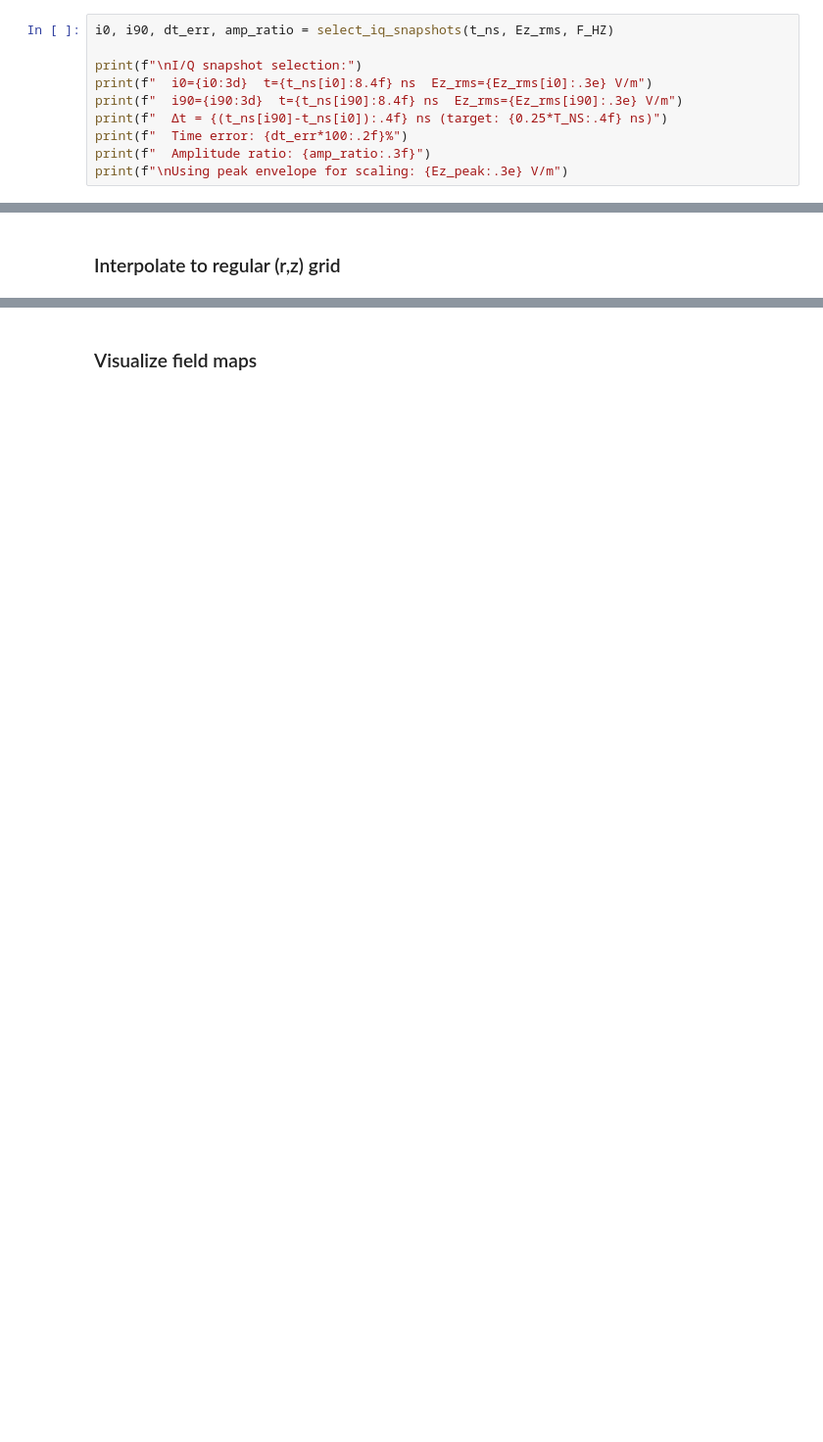
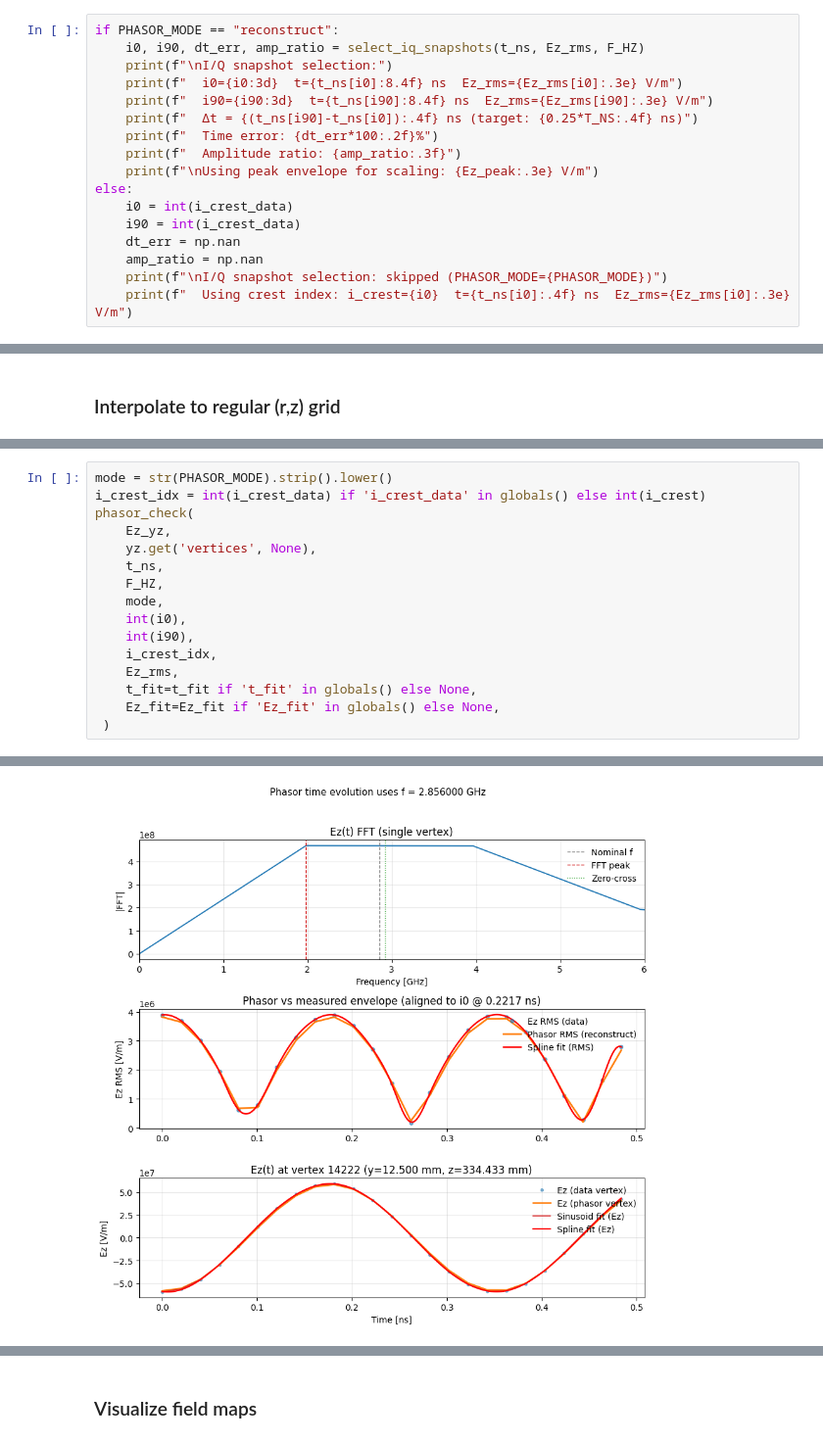
Before and after one commit to Ioniels/RF-TRACK_UH_ThermionicRFgun, a Jupyter notebook: UH_gun_tracking_demo.ipynb, the cells around one changed output, grey strips where cells are left out. Shown at 98% size. Drawn from its saved outputs; the diff is of its cells as text; blank space fills up the shorter version.

```diff
--- a/UH_gun_tracking_demo.ipynb
+++ b/UH_gun_tracking_demo.ipynb
@@ -163,10 +215,17 @@ Choose two snapshots ~90° apart for complex phasor construction.
 # %%
-i0, i90, dt_err, amp_ratio = select_iq_snapshots(t_ns, Ez_rms, F_HZ)
-
-print(f"\nI/Q snapshot selection:")
-print(f"  i0={i0:3d}  t={t_ns[i0]:8.4f} ns  Ez_rms={Ez_rms[i0]:.3e} V/m")
-print(f"  i90={i90:3d}  t={t_ns[i90]:8.4f} ns  Ez_rms={Ez_rms[i90]:.3e} V/m")
-print(f"  Δt = {(t_ns[i90]-t_ns[i0]):.4f} ns (target: {0.25*T_NS:.4f} ns)")
-print(f"  Time error: {dt_err*100:.2f}%")
-print(f"  Amplitude ratio: {amp_ratio:.3f}")
-print(f"\nUsing peak envelope for scaling: {Ez_peak:.3e} V/m")
+if PHASOR_MODE == "reconstruct":
+    i0, i90, dt_err, amp_ratio = select_iq_snapshots(t_ns, Ez_rms, F_HZ)
+    print(f"\nI/Q snapshot selection:")
+    print(f"  i0={i0:3d}  t={t_ns[i0]:8.4f} ns  Ez_rms={Ez_rms[i0]:.3e} V/m")
+    print(f"  i90={i90:3d}  t={t_ns[i90]:8.4f} ns  Ez_rms={Ez_rms[i90]:.3e} V/m")
+    print(f"  Δt = {(t_ns[i90]-t_ns[i0]):.4f} ns (target: {0.25*T_NS:.4f} ns)")
+    print(f"  Time error: {dt_err*100:.2f}%")
+    print(f"  Amplitude ratio: {amp_ratio:.3f}")
+    print(f"\nUsing peak envelope for scaling: {Ez_peak:.3e} V/m")
+else:
+    i0 = int(i_crest_data)
+    i90 = int(i_crest_data)
+    dt_err = np.nan
+    amp_ratio = np.nan
+    print(f"\nI/Q snapshot selection: skipped (PHASOR_MODE={PHASOR_MODE})")
+    print(f"  Using crest index: i_crest={i0}  t={t_ns[i0]:.4f} ns  Ez_rms={Ez_rms[i0]:.3e} V/m")
@@ -313,0 +408,17 @@ print(f"On-axis: |Ez(r=0)|_max = {np.max(np.abs(Ez_grid[:, 0])):.2e} V/m")
+# %%
+mode = str(PHASOR_MODE).strip().lower()
+i_crest_idx = int(i_crest_data) if 'i_crest_data' in globals() else int(i_crest)
+phasor_check(
+    Ez_yz,
+    yz.get('vertices', None),
+    t_ns,
+    F_HZ,
+    mode,
+    int(i0),
+    int(i90),
+    i_crest_idx,
+    Ez_rms,
+    t_fit=t_fit if 't_fit' in globals() else None,
+    Ez_fit=Ez_fit if 'Ez_fit' in globals() else None,
+ )
+# %% [output]
@@ -313,0 +445 @@ print(f"On-axis: |Ez(r=0)|_max = {np.max(np.abs(Ez_grid[:, 0])):.2e} V/m")
+[figure, added]
```
Also changed, not shown: parts of 25 cells of this notebook, 4 other files.
